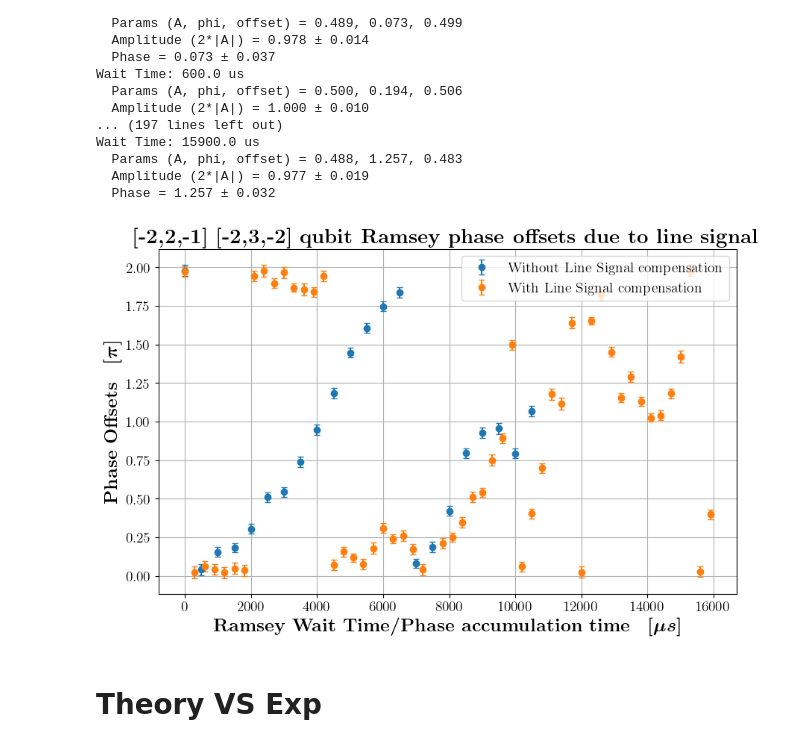
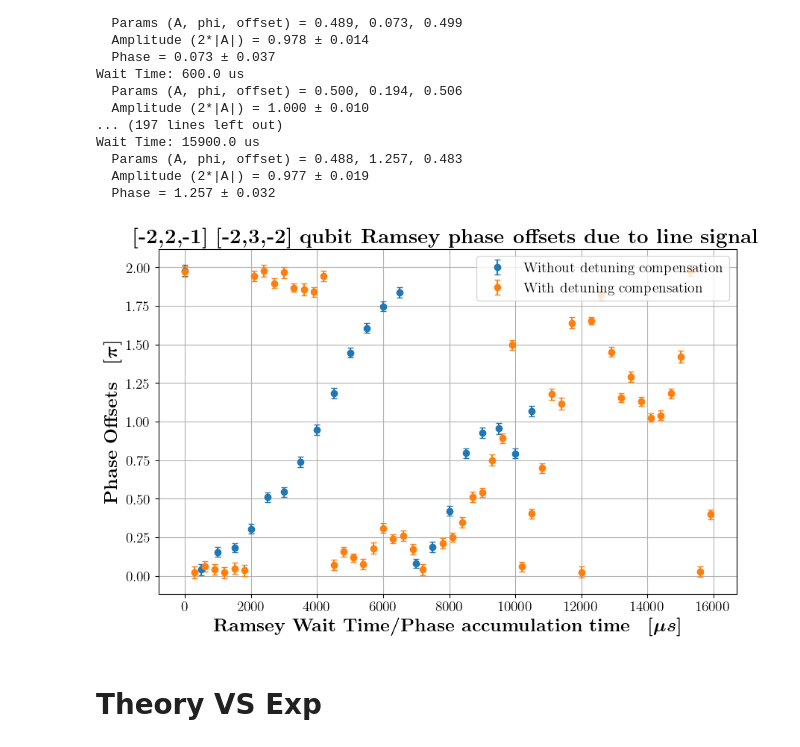
Before and after one commit to GauravTathed/PhD_python_scripts, a Jupyter notebook: LineSignal_charaterization/bussed_ramsey_analysis.ipynb, the cells around one changed output. Drawn from its saved outputs; the diff is of its cells as text; code cells hidden in the pictures.

Commit message:
phase accumulation with detuning compansation

```diff
--- a/LineSignal_charaterization/bussed_ramsey_analysis.ipynb
+++ b/LineSignal_charaterization/bussed_ramsey_analysis.ipynb
@@ -583,36 +583,36 @@ time_us = data[:, 0]
 phase_over_pi = data[:, 1]
 phase_error = data[:, 2]
 
 plt.errorbar(
     time_us,
     phase_over_pi,
     yerr=phase_error,
     fmt='o',
-    capsize=3, label='Without Line Signal compensation'
+    capsize=3, label='Without detuning compensation'
 )
 
 plt.errorbar(
     fit_wait_times_list,
     np.array(fit_phases_list)/np.pi,
     yerr=np.array(fit_phase_errors_list),
     fmt='o',
-    capsize=3, label='With Line Signal compensation'
+    capsize=3, label='With detuning compensation'
 )
 
 # print(fit_wait_times_list)
 # print(fit_phases_list)
 # print(fit_phase_errors_list)
 
 plt.xlabel(r'\boldmath$\textbf{Ramsey Wait Time/Phase accumulation time}\quad [\mu s]$', fontsize=18)
 plt.ylabel(r'\boldmath$\textbf{Phase Offsets}\quad [\pi]$', fontsize=18)
 plt.title(r'\textbf{[-2,2,-1] [-2,3,-2] qubit Ramsey phase offsets due to line signal}', fontsize=20)
 plt.tick_params(axis='both', which='major', labelsize=14)
 plt.grid()
 plt.savefig('0_2_0_phase_offsets_for_laser_noise_with_RFSoC.png', dpi=300, bbox_inches="tight")
 legend = plt.legend(fontsize=14)
 plt.show()
 # %% [output]
-[figure, old version]
+[figure, new version]
 # %%
 # data = np.column_stack([
 #     np.array(fit_wait_times_list),
```
Also changed, not shown: parts of 1 cell of this notebook.
